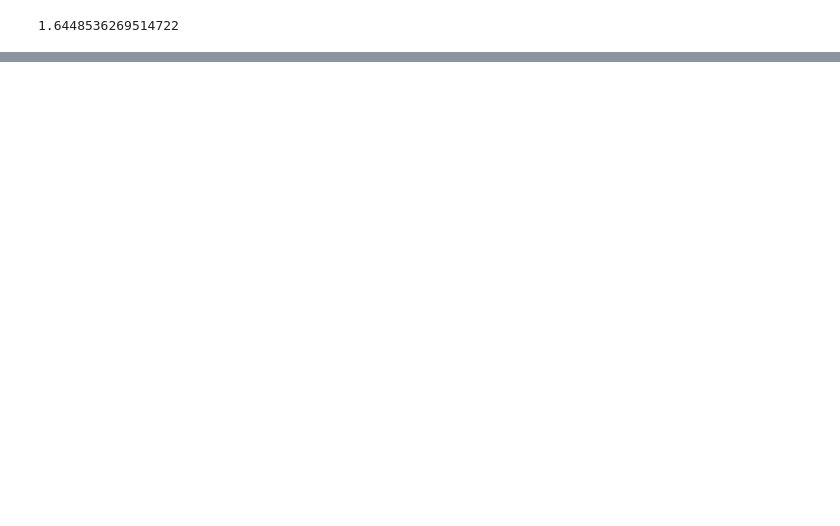
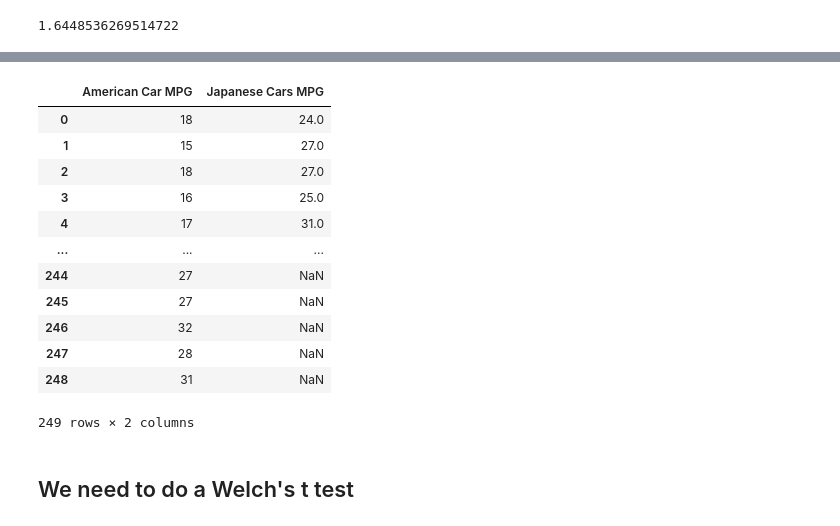
Before and after one commit to seanreed1111/stats-lectures, a Jupyter notebook: problems-1-solutions.ipynb, the cells around one changed output, grey strips where cells are left out. Drawn from its saved outputs; the diff is of its cells as text; code cells hidden in the pictures; blank space fills up the shorter version.

```diff
--- a/problems-1-solutions.ipynb
+++ b/problems-1-solutions.ipynb
@@ -97,0 +127,19 @@ since test_stat = 0.5502869753213621 < 1.6448536269514722, fail to reject the nu
+# %%
+mpg = pd.read_csv('mpg.csv', na_values=[-999])
+mpg
+# %% [output]
+|  | American Car MPG | Japanese Cars MPG |
+| 0 | 18 | 24.0 |
+| 1 | 15 | 27.0 |
+| 2 | 18 | 27.0 |
+| 3 | 16 | 25.0 |
+| 4 | 17 | 31.0 |
+| ... | ... | ... |
+| 244 | 27 | NaN |
+| 245 | 27 | NaN |
+| 246 | 32 | NaN |
+| 247 | 28 | NaN |
+| 248 | 31 | NaN |
+249 rows × 2 columns
+# %% [markdown]
+## We need to do a Welch's t test
```
Also changed, not shown: parts of 25 cells of this notebook.
